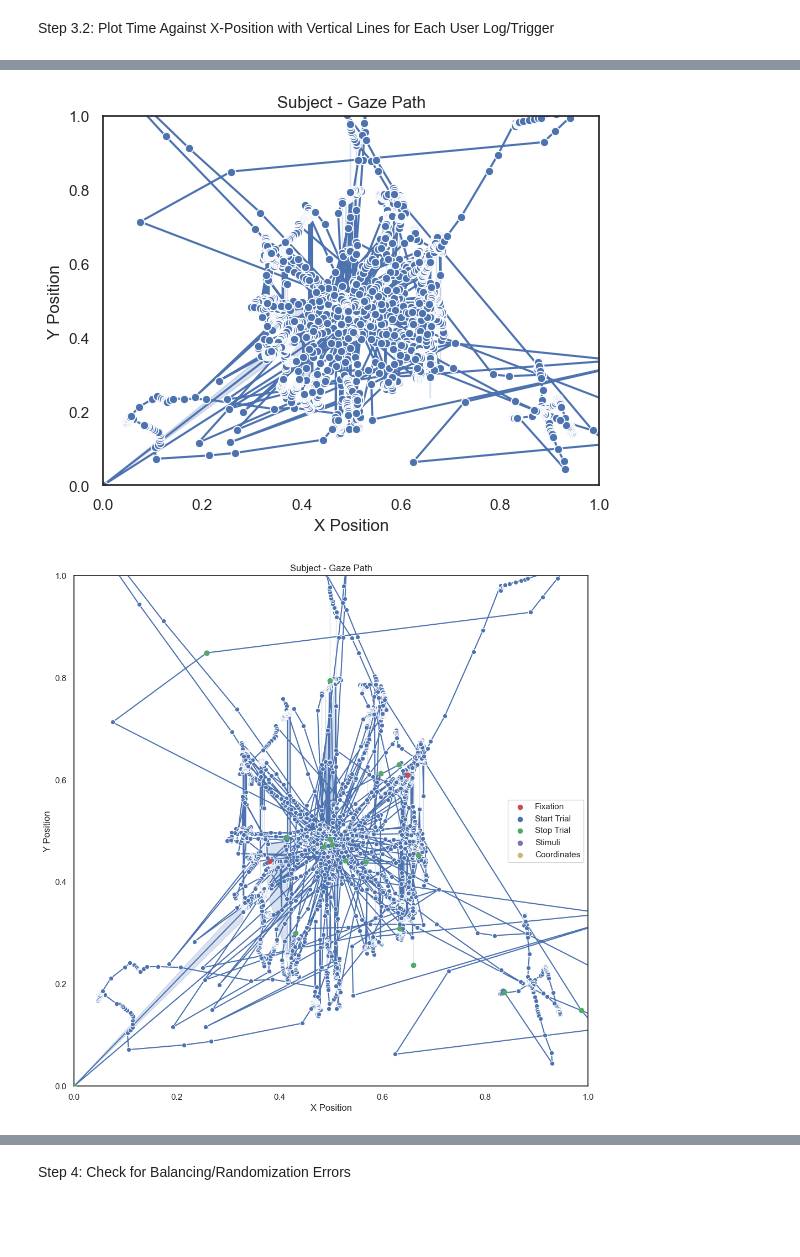
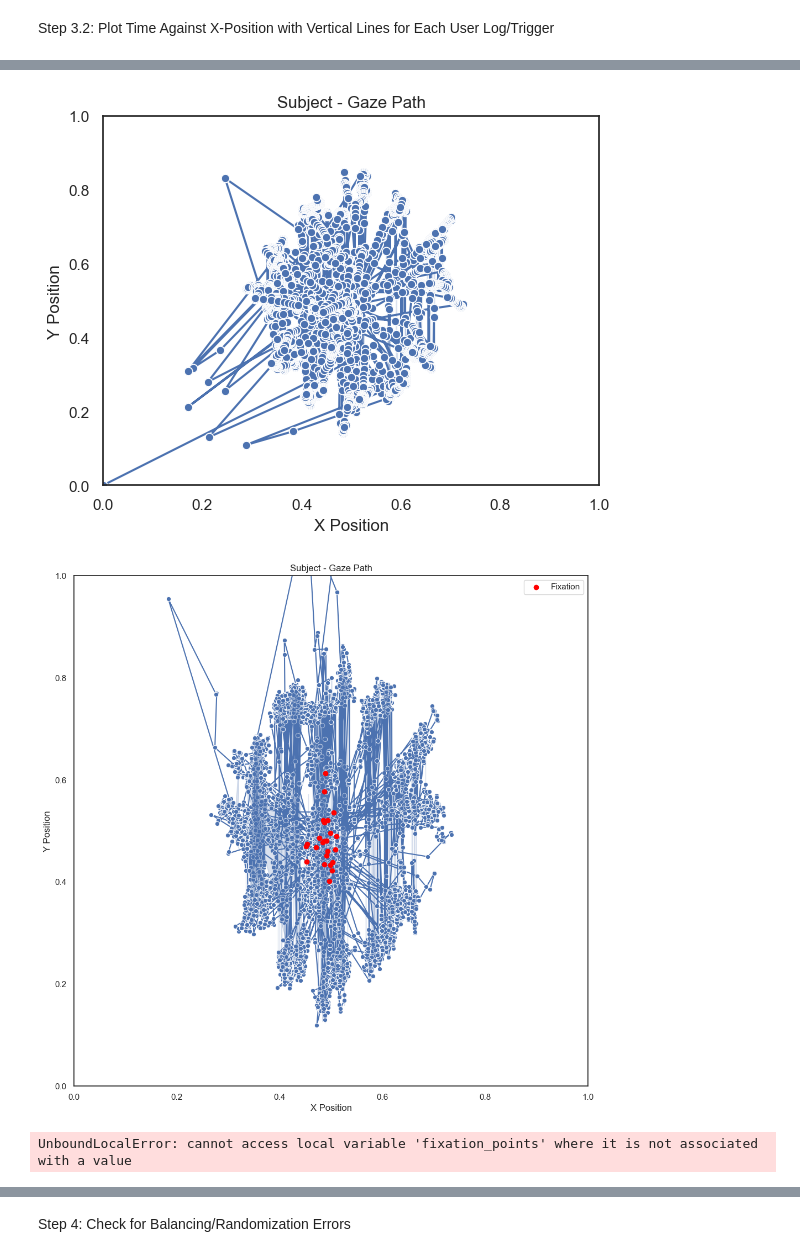
Before and after one commit to MaxBhdt/2024SoSe_EyeTracking, a Jupyter notebook: Lab/Experiment Pilot plot.ipynb, the cells around one changed output, grey strips where cells are left out. Drawn from its saved outputs; the diff is of its cells as text; code cells hidden in the pictures; blank space fills up the shorter version.

```diff
--- a/Lab/Experiment Pilot plot.ipynb
+++ b/Lab/Experiment Pilot plot.ipynb
@@ -12,11 +12,11 @@ sns.set_theme()
 sns.set_style("white")
 # %%
 # File paths
-tsv_file = '.\\Participant_data/subject-Claudius.tsv'
-log_file = '.\\Participant_data/subject-Claudius_log.txt'
-csv_file = '.\\Participant_data/subject-Claudius.csv'
+tsv_file = '.\\Participant_data/jakob8.tsv'
+#log_file = '.\\Participant_data/subject-Claudius_log.txt'
+#csv_file = '.\\Participant_data/subject-Claudius.csv'
 
 # Load the data
 data_tsv = pd.read_csv(tsv_file, sep='\t')
-data_csv = pd.read_csv(csv_file)
+#data_csv = pd.read_csv(csv_file)
 # %%
@@ -126,7 +111,7 @@ sns.displot(data_tsv, x='FPOGX')
 Step 3.2: Plot Time Against X-Position with Vertical Lines for Each User Log/Trigger
 # %%
 # Filter the data_tsv for different event types
-fixation_points = data_tsv[data_tsv['USER'] == 'FIXATION']
+fixation_points = data_tsv[data_tsv['USER'] == 'FIXATION_STIMULUS']
 start_trial_points = data_tsv[data_tsv['USER'] == 'START_TRIAL']
 stop_trial_points = data_tsv[data_tsv['USER'] == 'STOP_TRIAL']
 stimuli_points = data_tsv[data_tsv['USER'] == 'STIMULI']
@@ -250,30 +236,83 @@ plt.xlim(0, 1)
 plt.ylim(0, 1)
 plt.show()
 # %% [output]
-[figure, old version]
+[figure, new version]
 # %%
 
 
 # **X vs. Y Plot (Gaze Path)**
 plt.figure(figsize=(12, 12))
-sns.lineplot(data=data_tsv, x="FPOGX", y="FPOGY", marker='o', sort=False)
+sns.lineplot(data=data_tsv, x="BPOGX", y="BPOGY", marker='o', sort=False, zorder=1)
 
 # Add scatter plots for different event types
-plt.scatter(fixation_points["FPOGX"], fixation_points["FPOGY"], color='r', label='Fixation', zorder=5)
-plt.scatter(start_trial_points["FPOGX"], start_trial_points["FPOGY"], color='b', label='Start Trial', zorder=6)
-plt.scatter(stop_trial_points["FPOGX"], stop_trial_points["FPOGY"], color='g', label='Stop Trial', zorder=7)
-plt.scatter(stimuli_points["FPOGX"], stimuli_points["FPOGY"], color='m', label='Stimuli', zorder=8)
-plt.scatter(coordinates_points["FPOGX"], coordinates_points["FPOGY"], color='y', label='Coordinates', zorder=9)
+plt.scatter(fixation_points["BPOGX"], fixation_points["BPOGY"], color='red', label='Fixation', zorder=2)
+# plt.scatter(start_trial_points["FPOGX"], start_trial_points["FPOGY"], color='green', label='Start Trial', zorder=6)
+# plt.scatter(stop_trial_points["FPOGX"], stop_trial_points["FPOGY"], color='orange', label='Stop Trial', zorder=7)
+# plt.scatter(stimuli_points["FPOGX"], stimuli_points["FPOGY"], color='purple', label='Stimuli', zorder=8)
+# plt.scatter(coordinates_points["FPOGX"], coordinates_points["FPOGY"], color='cyan', label='Coordinates', zorder=9)
 
 plt.title(f"Subject - Gaze Path")
 plt.xlabel("X Position")
 plt.ylabel("Y Position")
 plt.xlim(0, 1)
 plt.ylim(0, 1)
 plt.legend()
 plt.show()
 # %% [output]
-[figure, old version]
+[figure, new version]
+# %%
+
+# Function to get time frames for FIXATION_STIMULUS
+def get_fixation_stimulus_time_frames(data):
+
+    if fixation_points.empty:
+        return []
+    time_frames = []
+    fixation_points = fixation_points.sort_values(by='TIME')
+    current_start = fixation_points['TIME'].iloc[0]
+    current_end = current_start
+
+    for time in fixation_points['TIME'].iloc[1:]:
+        if time - current_end > 1:  # Assuming a gap larger than 1 second indicates a new stimulus
+            time_frames.append((current_start, current_end))
+            current_start = time
+        current_end = time
+
+    time_frames.append((current_start, current_end))
+    return time_frames
+
+# Get time frames for FIXATION_STIMULUS
+time_frames = get_fixation_stimulus_time_frames(data_tsv)
+
+# Plot data for each time frame
+for start_time, end_time in time_frames:
+    filtered_data = data_tsv[(data_tsv['TIME'] >= start_time) & (data_tsv['TIME'] <= end_time)]
+
+    fixation_points = filtered_data[filtered_data['USER'] == 'FIXATION']
+    start_trial_points = filtered_data[filtered_data['USER'] == 'START_TRIAL']
+    stop_trial_points = filtered_data[filtered_data['USER'] == 'STOP_TRIAL']
+    stimuli_points = filtered_data[filtered_data['USER'] == 'STIMULI']
+    coordinates_points = filtered_data[filtered_data['USER'] == 'COORDINATES']
+
+    plt.figure(figsize=(12, 6))
+    sns.lineplot(data=filtered_data, x="FPOGX", y="FPOGY", marker='o', sort=False)
+
+    # Add scatter plots for different event types
+    plt.scatter(fixation_points["FPOGX"], fixation_points["FPOGY"], color='red', label='Fixation', zorder=5)
+    plt.scatter(start_trial_points["FPOGX"], start_trial_points["FPOGY"], color='green', label='Start Trial', zorder=6)
+    plt.scatter(stop_trial_points["FPOGX"], stop_trial_points["FPOGY"], color='orange', label='Stop Trial', zorder=7)
+    plt.scatter(stimuli_points["FPOGX"], stimuli_points["FPOGY"], color='purple', label='Stimuli', zorder=8)
+    plt.scatter(coordinates_points["FPOGX"], coordinates_points["FPOGY"], color='cyan', label='Coordinates', zorder=9)
+
+    plt.title(f"Subject Gaze Path from {start_time} to {end_time}")
+    plt.xlabel("X Position")
+    plt.ylabel("Y Position")
+    plt.xlim(0, 1)
+    plt.ylim(0, 1)
+    plt.legend()
+    plt.show()
+# %% [output]
+UnboundLocalError: cannot access local variable 'fixation_points' where it is not associated with a value
 # %%
 # Filter the data_tsv for the specified time range
 filtered_data = data_tsv[(data_tsv['TIME'] >= 3550) & (data_tsv['TIME'] <= 3600)]
```
Also changed, not shown: parts of 15 cells of this notebook, 20 other files.
